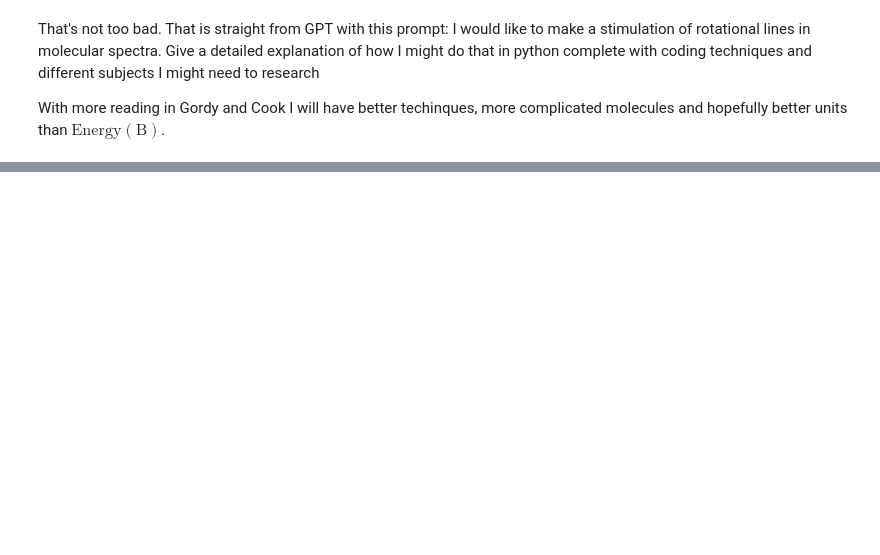
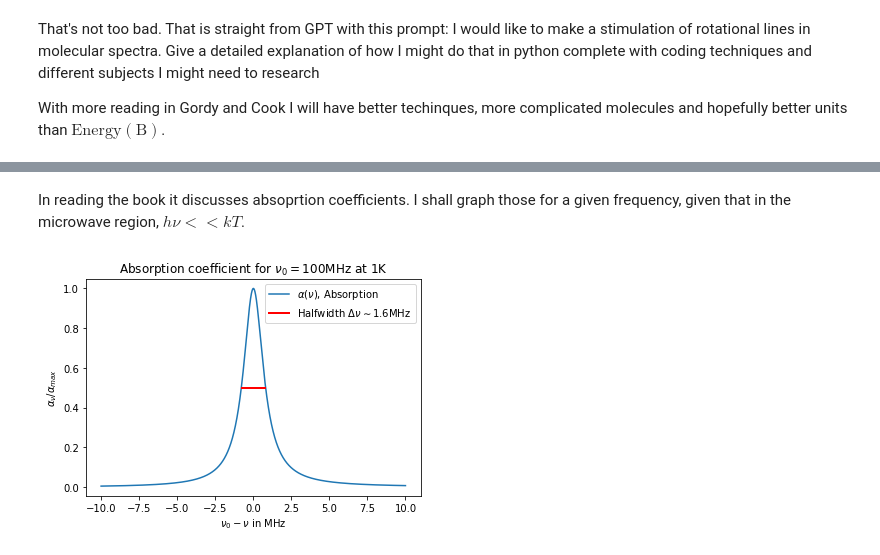
Before and after one commit to elane001/Project-Spectra-129AL-, a Jupyter notebook: Project Spectra scratch.ipynb, the cells around one changed output, grey strips where cells are left out. Cells and saved outputs as stored; diff of their text form; code cells hidden in the pictures; blank space fills up the shorter version.

```diff
--- a/Project Spectra scratch.ipynb
+++ b/Project Spectra scratch.ipynb
@@ -48,0 +222,36 @@ With more reading in Gordy and Cook I will have better techinques, more complica
+# %% [markdown]
+In reading the book it discusses absoprtion coefficients. I shall graph those for a given frequency, given that in the microwave region, $h\nu<<kT$.
+# %%
+c=3e8
+k=1.380649e-23 #J/K
+T=1 #kelvin
+N=100
+F=.25
+h=6.62607015e-34
+couple=.25
+prefactor=8*(np.pi**2)*N*F/(3*c*k*T)
+def absorption(nu0,nu,delta):
+    a=prefactor
+    a*=nu**2
+    a*=(1-.5*h*nu/(k*T))
+    a*=couple
+    a*=shape(nu0,nu,delta)
+    return a
+def shape(x0,x,spread):
+    return spread/((x0-x)**2+spread**2)
+x=np.linspace(-10,10,10000)
+center=100
+spread=.8
+y=absorption(center,x+center,spread)
+y/=np.max(y)
+plt.plot(x,y,label=r'$\alpha(\nu)$, Absorption')
+plt.axhline(y=.5,xmin=(.465),xmax=(.535),color='red', linestyle='-', linewidth=2,label=r'Halfwidth $\Delta\nu \sim1.6$MHz')
+plt.xlabel(r'$\nu_0-\nu$ in MHz')
+plt.ylabel(r'$\alpha_\nu/\alpha_{max}$')
+plt.title(r'Absorption coefficient for $\nu_0=100$MHz at 1K')
+out_loc='absorption_plot.png'
+plt.legend()
+# plt.savefig(out_loc, dpi=400, format="png")
+plt.show()
+# %% [output]
+[figure, added]
```
Also changed, not shown: parts of 14 cells of this notebook, 8 other files.
